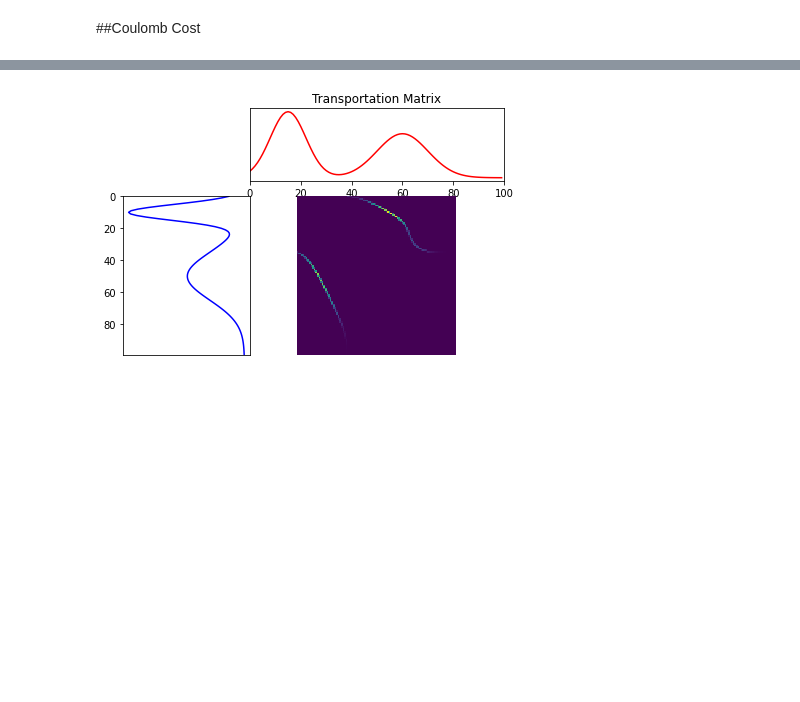
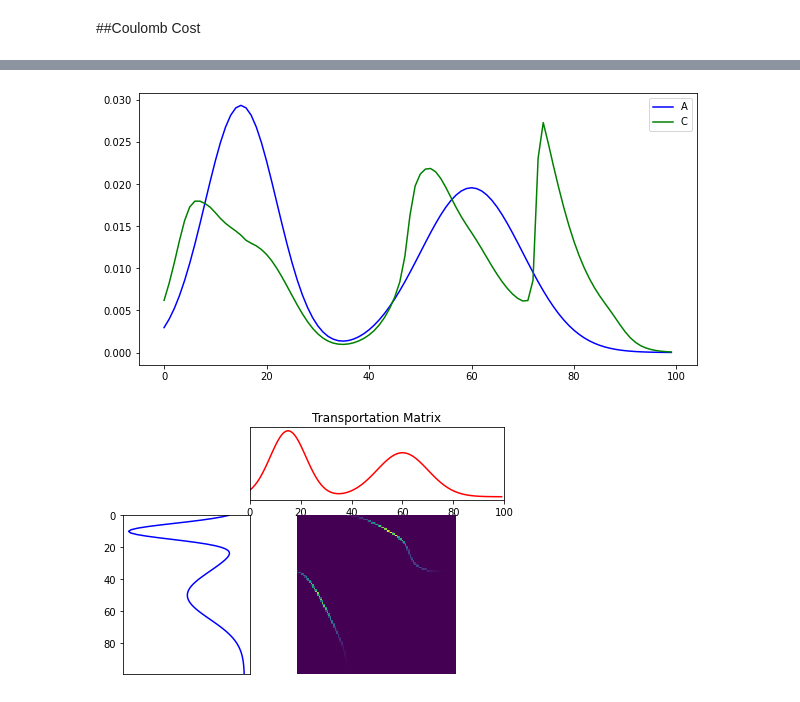
Before and after one commit to ramanakshay/Optimal-Transport, a Jupyter notebook: notebooks/multi_marginal_ot.ipynb, the cells around one changed output, grey strips where cells are left out. Cells and saved outputs as stored; diff of their text form; code cells hidden in the pictures; blank space fills up the shorter version.

Commit message:
updated multi-marginal ot

```diff
--- a/notebooks/multi_marginal_ot.ipynb
+++ b/notebooks/multi_marginal_ot.ipynb
@@ -109,5 +109,32 @@ def sinkhorn(A,C,epsilon,niter):
     P *= u[i].reshape(shape)
 
   return P
+# %%
+def sinkhorn(A,C,epsilon,niter):
+  n = A.shape[0]
+  size = A.shape[1]
+  u = np.ones((n,size))
+  K = np.exp(-C/epsilon)
+
+  P = np.copy(K)
+  for it in range(niter):
+    print(it)
+    for i in range(n):
+      shape = [1]*n
+      shape[i] = size
+      shape = tuple(shape)
+      temp = u[i].reshape(shape)
+      P = P / temp #remove u[i] from p
+
+      axes = list(range(n))
+      axes.remove(i)
+      axes = tuple(axes)
+      vec = np.sum(P,axis = axes)
+      u[i] = A[i] / vec
+
+      temp = u[i].reshape(shape)
+      P = P * temp #multiply updated value
+
+  return P
 # %%
 n = 3
@@ -144,3 +189,12 @@ ot.plot.plot1D_mat(A[1], A[2], Pxz, 'Transportation Matrix')
+# %%
+P0 = np.sum(P,axis = (0,3,2))
+plt.figure(figsize=(10, 5))
+plt.plot(x, A[1], 'b', label='A')
+plt.plot(x, P0, 'g', label='C')
+plt.legend()
+plt.show()
+# %% [output]
+[figure, added]
 # %%
 Ce = find_cost_matrix(x,x,1,dist = ("coulomb",1))
 Pe = ot.emd(A[0],A[1],Ce)
```
Also changed, not shown: parts of 7 cells of this notebook.
